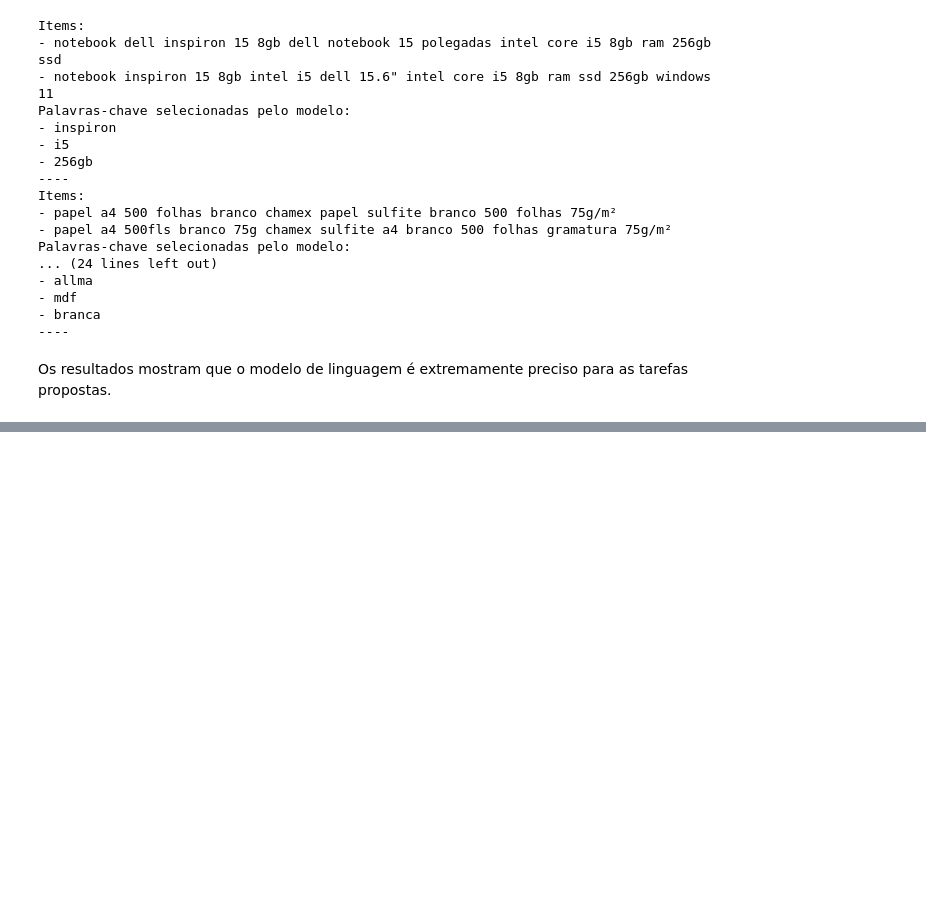
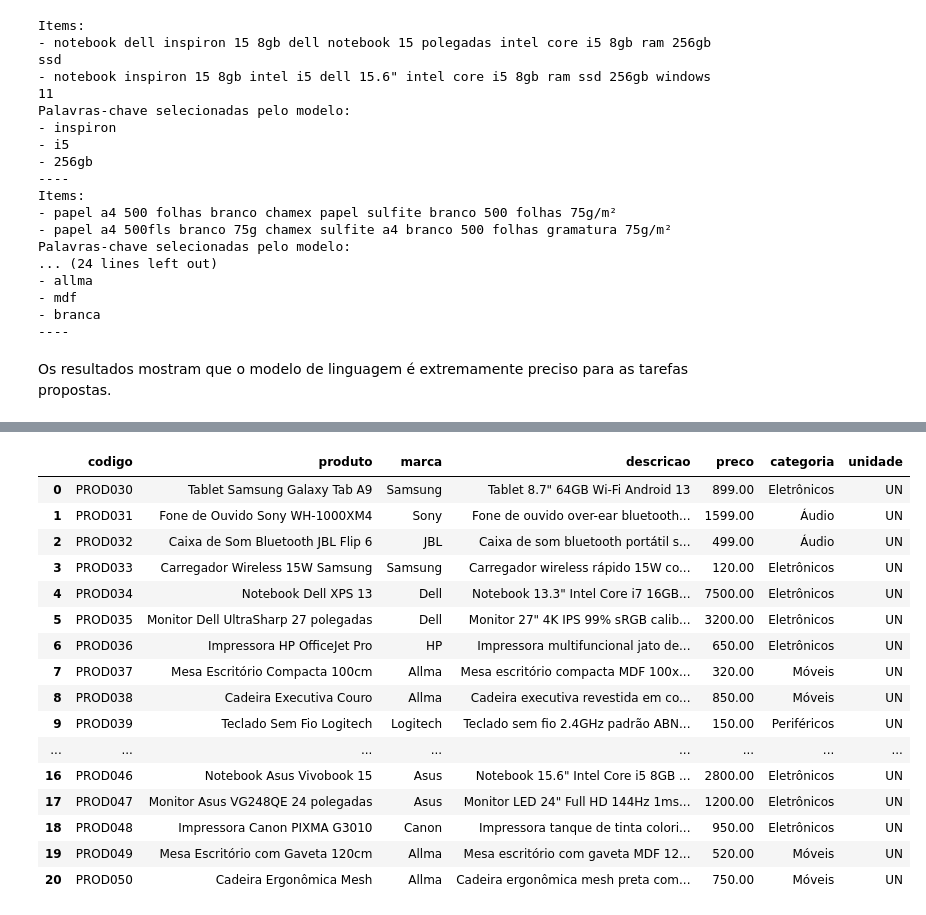
Before and after one commit to joaoloss/neofuturo-desafio-tecnico, a Jupyter notebook: tests.ipynb, the cells around one changed output, grey strips where cells are left out. Drawn from its saved outputs; the diff is of its cells as text; code cells hidden in the pictures; blank space fills up the shorter version.

```diff
--- a/tests.ipynb
+++ b/tests.ipynb
@@ -557,0 +593,20 @@ Os resultados mostram que o modelo de linguagem é extremamente preciso para as
+# %%
+tables[1]
+# %% [output]
+|  | codigo | produto | marca | descricao | preco | categoria | unidade |
+| 0 | PROD030 | Tablet Samsung Galaxy Tab A9 | Samsung | Tablet 8.7" 64GB Wi-Fi Android 13 | 899.00 | Eletrônicos | UN |
+| 1 | PROD031 | Fone de Ouvido Sony WH-1000XM4 | Sony | Fone de ouvido over-ear bluetooth... | 1599.00 | Áudio | UN |
+| 2 | PROD032 | Caixa de Som Bluetooth JBL Flip 6 | JBL | Caixa de som bluetooth portátil s... | 499.00 | Áudio | UN |
+| 3 | PROD033 | Carregador Wireless 15W Samsung | Samsung | Carregador wireless rápido 15W co... | 120.00 | Eletrônicos | UN |
+| 4 | PROD034 | Notebook Dell XPS 13 | Dell | Notebook 13.3" Intel Core i7 16GB... | 7500.00 | Eletrônicos | UN |
+| 5 | PROD035 | Monitor Dell UltraSharp 27 polegadas | Dell | Monitor 27" 4K IPS 99% sRGB calib... | 3200.00 | Eletrônicos | UN |
+| 6 | PROD036 | Impressora HP OfficeJet Pro | HP | Impressora multifuncional jato de... | 650.00 | Eletrônicos | UN |
+| 7 | PROD037 | Mesa Escritório Compacta 100cm | Allma | Mesa escritório compacta MDF 100x... | 320.00 | Móveis | UN |
+| 8 | PROD038 | Cadeira Executiva Couro | Allma | Cadeira executiva revestida em co... | 850.00 | Móveis | UN |
+| 9 | PROD039 | Teclado Sem Fio Logitech | Logitech | Teclado sem fio 2.4GHz padrão ABN... | 150.00 | Periféricos | UN |
+| ... | ... | ... | ... | ... | ... | ... | ... |
+| 16 | PROD046 | Notebook Asus Vivobook 15 | Asus | Notebook 15.6" Intel Core i5 8GB ... | 2800.00 | Eletrônicos | UN |
+| 17 | PROD047 | Monitor Asus VG248QE 24 polegadas | Asus | Monitor LED 24" Full HD 144Hz 1ms... | 1200.00 | Eletrônicos | UN |
+| 18 | PROD048 | Impressora Canon PIXMA G3010 | Canon | Impressora tanque de tinta colori... | 950.00 | Eletrônicos | UN |
+| 19 | PROD049 | Mesa Escritório com Gaveta 120cm | Allma | Mesa escritório com gaveta MDF 12... | 520.00 | Móveis | UN |
+| 20 | PROD050 | Cadeira Ergonômica Mesh | Allma | Cadeira ergonômica mesh preta com... | 750.00 | Móveis | UN |
```
Also changed, not shown: parts of 5 cells of this notebook, 8 other files.
